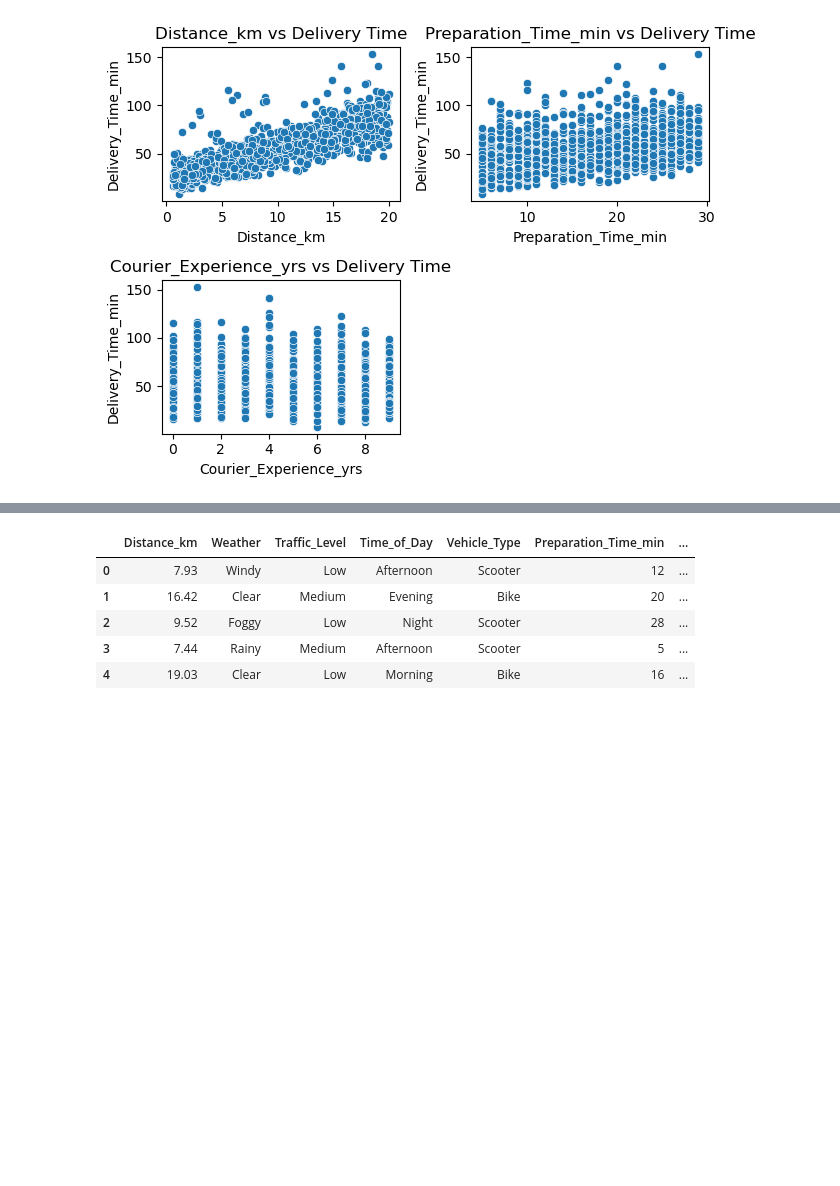
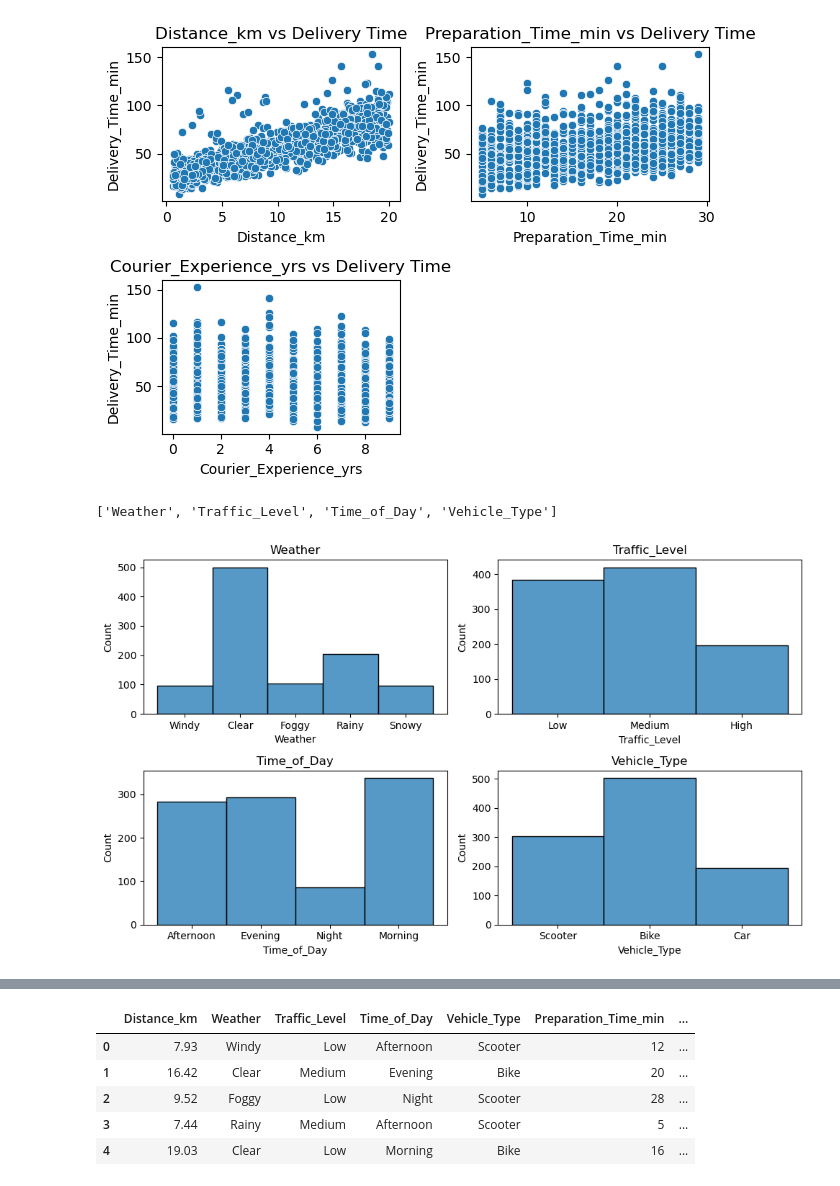
Before and after one commit to Hasini-Kolluri/Food-Delivery-Time-Prediction, a Jupyter notebook: Food_delivery_time_prediction_model.ipynb, the cells around one changed output, grey strips where cells are left out. Saved outputs shown, nothing was run; the diff lists cells and outputs as text; code cells hidden in the pictures; blank space fills up the shorter version.

```diff
--- a/Food_delivery_time_prediction_model.ipynb
+++ b/Food_delivery_time_prediction_model.ipynb
@@ -112,3 +138,5 @@ df.duplicated().sum()#There are no duplicated rows in the dataset
 <h2>Exploratory Data Analysis</h2>
 # %%
 df_eda=df.copy()#Creating a duplicate for the dataframe to temporarily fill out the missing values and then perform EDA
+# %%
+df_eda.drop('Order_ID',axis=1,inplace=True)
@@ -153,0 +187,15 @@ cat_cols=
+# %%
+cat_cols_eda=[col for col in df_eda.columns if df[col].dtype=='object']
+cat_cols_eda
+# %% [output]
+['Weather', 'Traffic_Level', 'Time_of_Day', 'Vehicle_Type']
+# %%
+plt.figure(figsize=(10,6))
+for i,col in enumerate(cat_cols_eda):
+    plt.subplot(2,2,i+1)
+    sns.histplot(data=df_eda,x=col)
+    plt.title(col)
+plt.tight_layout()
+plt.show()
+# %% [output]
+[figure, added]
```
Also changed, not shown: parts of 32 cells of this notebook, 1 other file.
